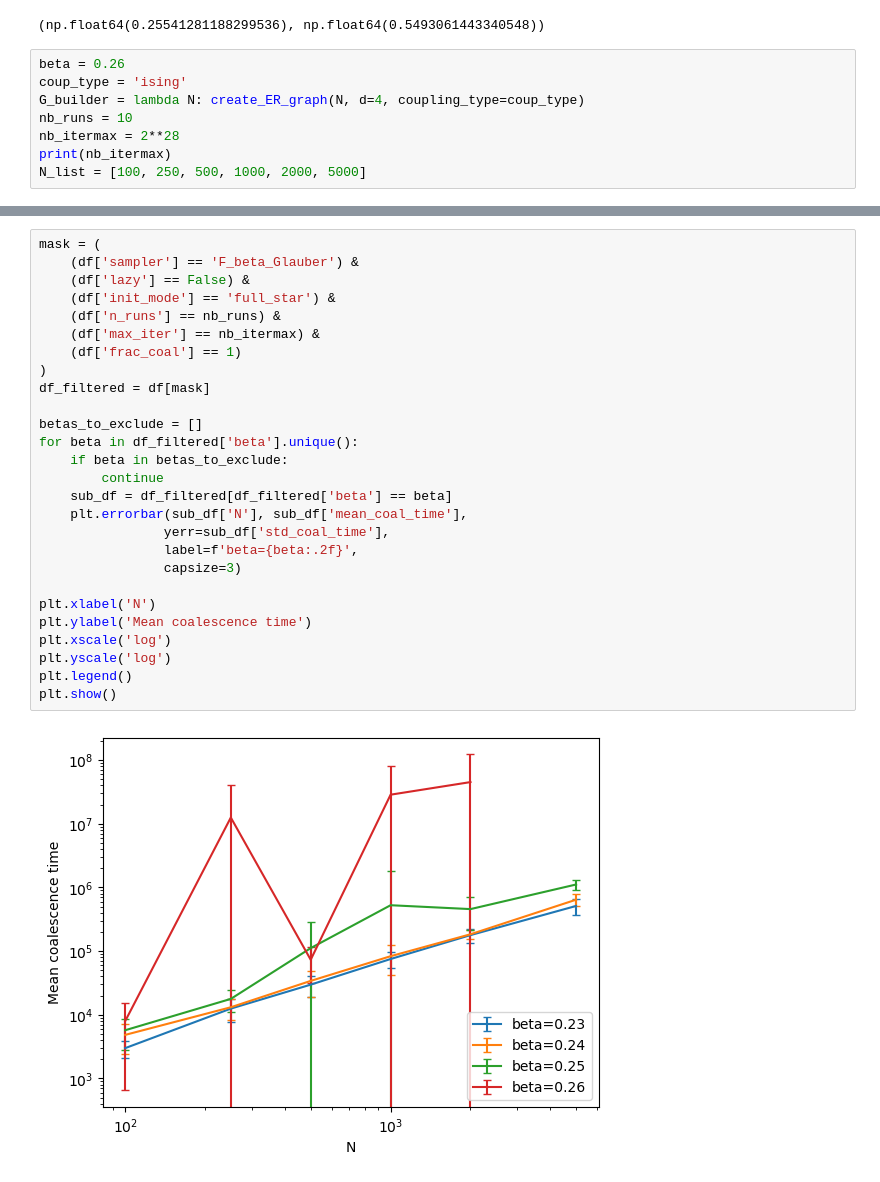
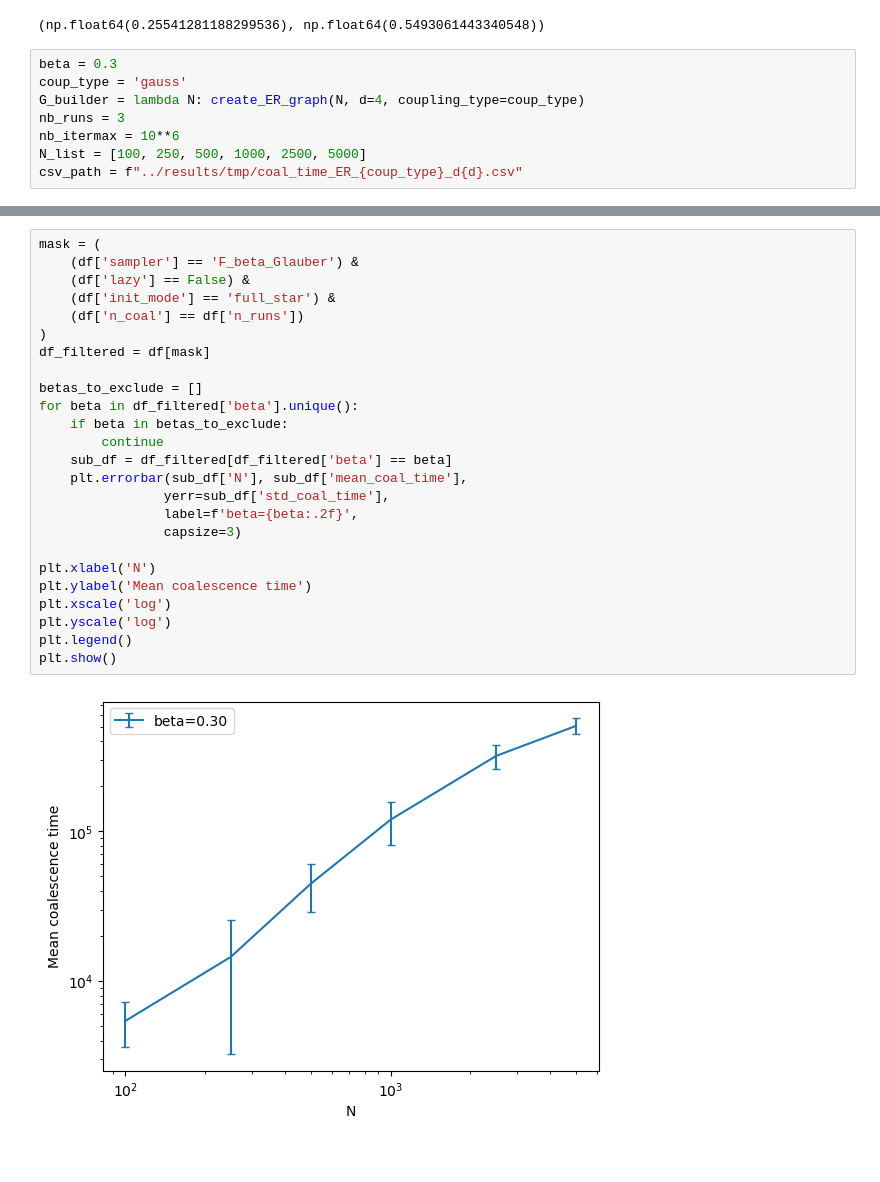
Before and after one commit to LouiseBudzynski/Bounding_Chain_Disordered_Ising_Models, a Jupyter notebook: notebooks/BC_forward_test.ipynb, the cells around one changed output, grey strips where cells are left out. Saved outputs shown, nothing was run; the diff lists cells and outputs as text.

Commit message:
run coal time experiments

```diff
--- a/notebooks/BC_forward_test.ipynb
+++ b/notebooks/BC_forward_test.ipynb
@@ -46,10 +60,10 @@ beta_uni, beta_SG
 # %% [output]
 (np.float64(0.25541281188299536), np.float64(0.5493061443340548))
 # %%
-beta = 0.26
-coup_type = 'ising'
+beta = 0.3
+coup_type = 'gauss'
 G_builder = lambda N: create_ER_graph(N, d=4, coupling_type=coup_type)
-nb_runs = 10
-nb_itermax = 2**28
-print(nb_itermax)
-N_list = [100, 250, 500, 1000, 2000, 5000]
+nb_runs = 3
+nb_itermax = 10**6
+N_list = [100, 250, 500, 1000, 2500, 5000]
+csv_path = f"../results/tmp/coal_time_ER_{coup_type}_d{d}.csv"
@@ -131,29 +130,27 @@ Length: 1, dtype: str
 # %%
 mask = (
     (df['sampler'] == 'F_beta_Glauber') &
     (df['lazy'] == False) &
     (df['init_mode'] == 'full_star') &
-    (df['n_runs'] == nb_runs) &
-    (df['max_iter'] == nb_itermax) &
-    (df['frac_coal'] == 1)
+    (df['n_coal'] == df['n_runs'])
 )
 df_filtered = df[mask]
 
 betas_to_exclude = []
 for beta in df_filtered['beta'].unique():
     if beta in betas_to_exclude:
         continue
     sub_df = df_filtered[df_filtered['beta'] == beta]
     plt.errorbar(sub_df['N'], sub_df['mean_coal_time'],
                 yerr=sub_df['std_coal_time'],
                 label=f'beta={beta:.2f}',
                 capsize=3)
 
 plt.xlabel('N')
 plt.ylabel('Mean coalescence time')
 plt.xscale('log')
 plt.yscale('log')
 plt.legend()
 plt.show()
 # %% [output]
-[figure, old version]
+[figure, new version]
```
Also changed, not shown: parts of 15 cells of this notebook, 6 other files.
